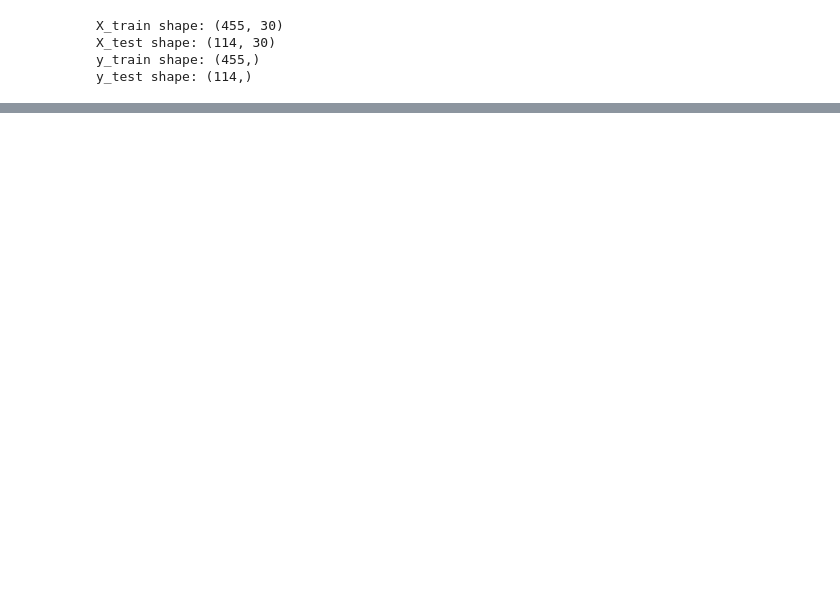
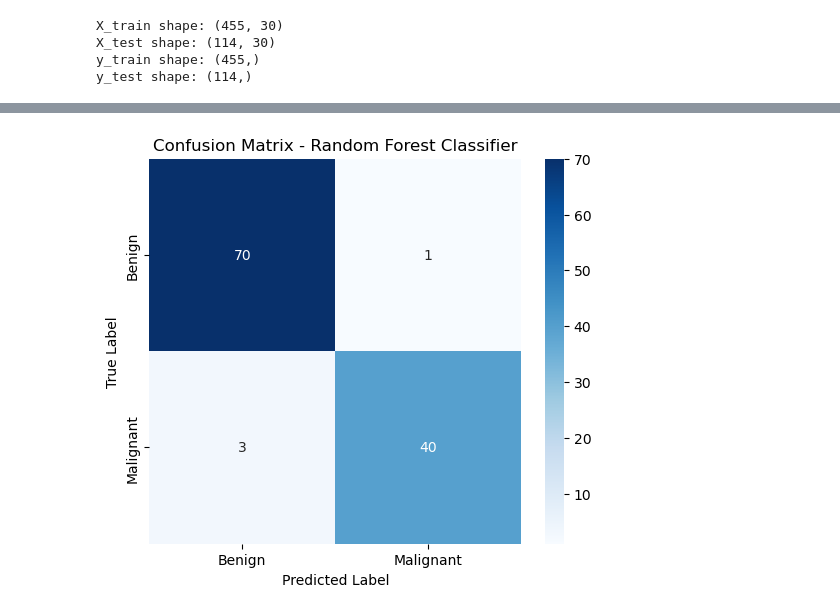
Before and after one commit to Kaballah/AI-Assignment-Week-4, a Jupyter notebook: Predictive_Analytics.ipynb, the cells around one changed output, grey strips where cells are left out. Drawn from its saved outputs; the diff is of its cells as text; code cells hidden in the pictures; blank space fills up the shorter version.

Commit message:
Added Member 4 model training and evaluation section

```diff
--- a/Predictive_Analytics.ipynb
+++ b/Predictive_Analytics.ipynb
@@ -120,0 +139,22 @@ This preprocessed dataset is now ready for modeling in the next phase of the pro
+# %%
+from sklearn.ensemble import RandomForestClassifier
+from sklearn.metrics import accuracy_score, f1_score, classification_report, confusion_matrix
+import matplotlib.pyplot as plt
+import seaborn as sns
+
+# Initialize and train the model
+rfc = RandomForestClassifier(n_estimators=100, random_state=42)
+rfc.fit(X_train, y_train)
+
+# Make predictions
+y_pred = rfc.predict(X_test)
+
+# Evaluation metrics
+acc = accuracy_score(y_test, y_pred)
+f1 = f1_score(y_test, y_pred, average='weighted')  # or 'binary' if you're certain it's a binary classification
+
+print(f"✅ Accuracy: {acc:.4f}")
+print(f"✅ F1 Score: {f1:.4f}")
+
+print("\n📊 Classification Report:")
+print(classification_report(y_test, y_pred))
@@ -120,0 +174,11 @@ This preprocessed dataset is now ready for modeling in the next phase of the pro
+# %%
+# Plotting confusion matrix
+cm = confusion_matrix(y_test, y_pred)
+plt.figure(figsize=(6,5))
+sns.heatmap(cm, annot=True, fmt="d", cmap="Blues", xticklabels=['Benign', 'Malignant'], yticklabels=['Benign', 'Malignant'])
+plt.xlabel("Predicted Label")
+plt.ylabel("True Label")
+plt.title('Confusion Matrix - Random Forest Classifier')
+plt.show()
+# %% [output]
+[figure, added]
```
Also changed, not shown: parts of 17 cells of this notebook.
